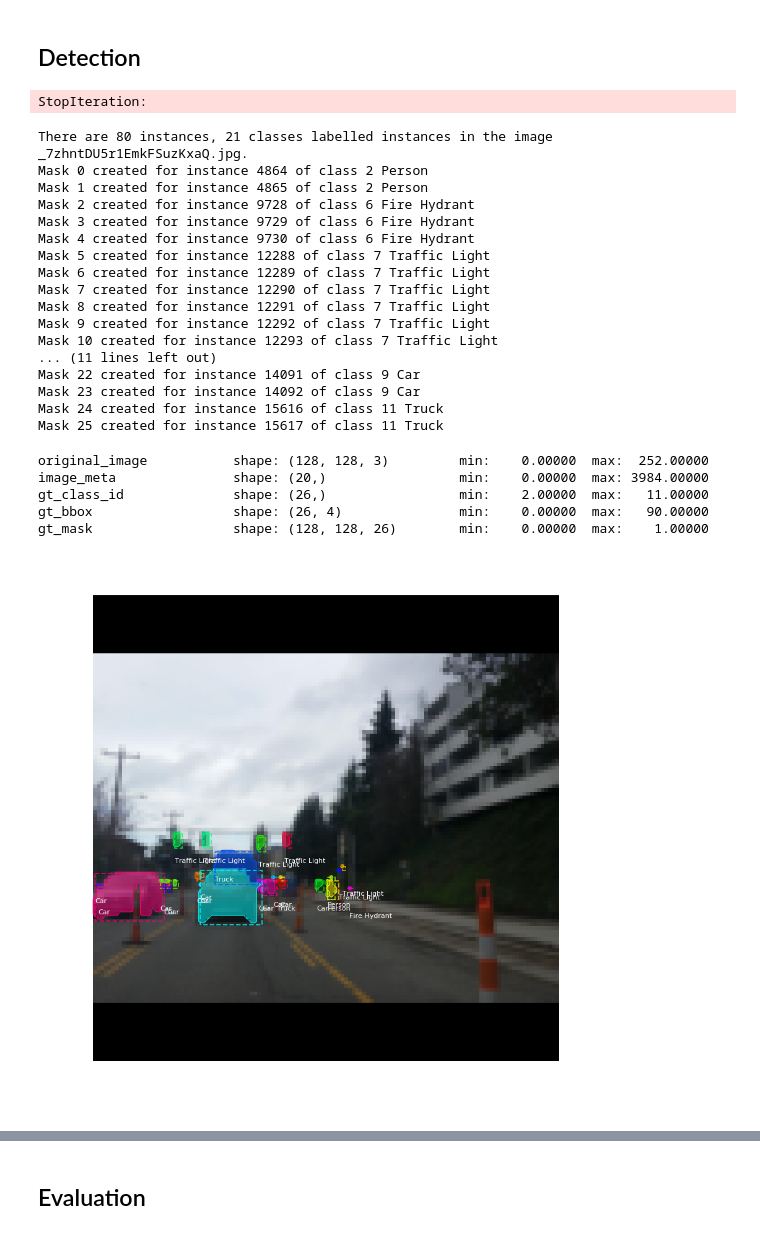
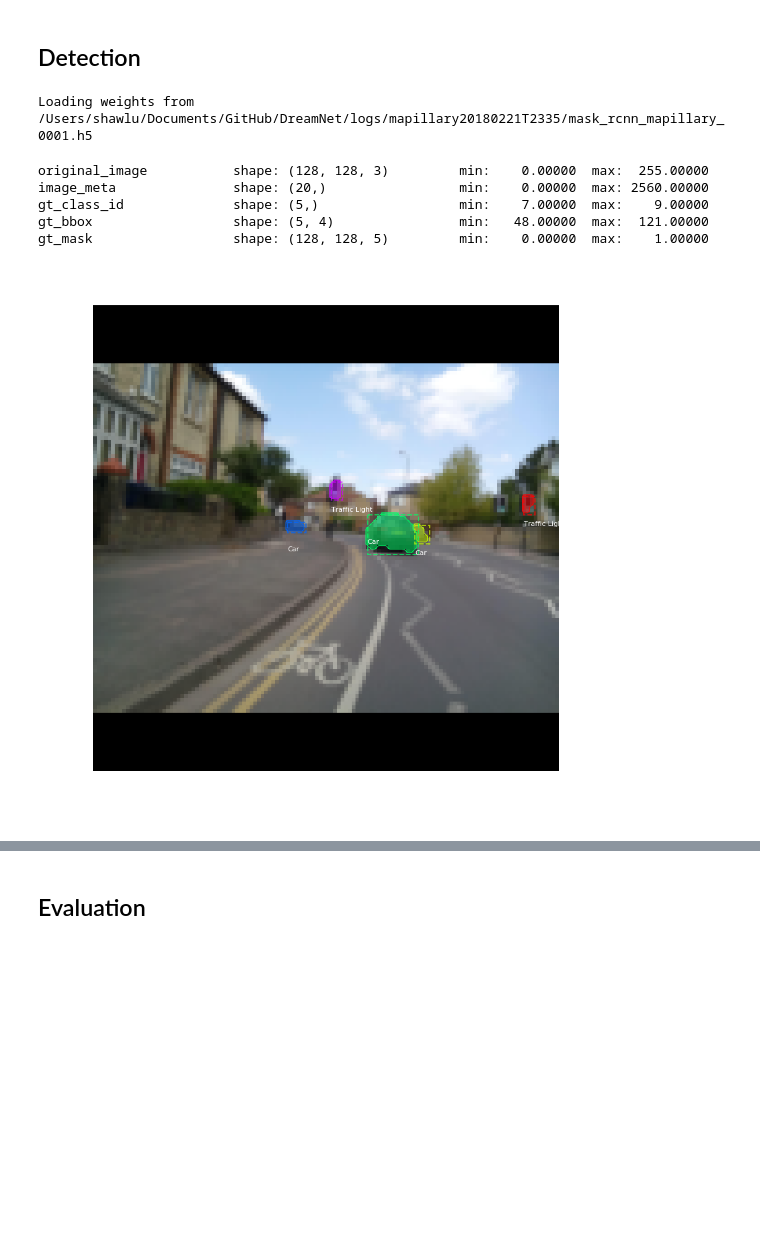
Before and after one commit to Michelle-NYX/DreamNet, a Jupyter notebook: train_mapillary.ipynb, the cells around one changed output, grey strips where cells are left out. Drawn from its saved outputs; the diff is of its cells as text; code cells hidden in the pictures; blank space fills up the shorter version.

Commit message:
Debugged Training & Detection Sections (see train_mapillary.ipynb)
Updated gitignore to exclude mapillary_dataset and logs folders

```diff
--- a/train_mapillary.ipynb
+++ b/train_mapillary.ipynb
@@ -51,10 +48,10 @@ Using TensorFlow backend.
 # %% [markdown]
 ## Configurations
 # %%
-class MapillaryConfig(Config):
-    """Configuration for training on the toy shapes dataset.
+class MapillaryConfig(coco.CocoConfig):
+    """Configuration for training on the mapillary dataset.
     Derives from the base Config class and overrides values specific
-    to the toy shapes dataset.
+    to the mapillary dataset.
     """
     # Give the configuration a recognizable name
     NAME = "mapillary"
@@ -62,10 +59,11 @@ class MapillaryConfig(Config):
     # Train on 1 GPU and 8 images per GPU. We can put multiple images on each
     # GPU because the images are small. Batch size is 8 (GPUs * images/GPU).
     GPU_COUNT = 1
-    IMAGES_PER_GPU = 8
+    IMAGES_PER_GPU = 1
 
     # Number of classes (including background)
-    NUM_CLASSES = 1 + 3  # background + 3 shapes
+    # this MUST be explicitly defined, or will run into index out of bound error
+    NUM_CLASSES = 1 + 11  # background + 11 objects
 
     # Use small images for faster training. Set the limits of the small side
     # the large side, and that determines the image shape.
@@ -219,12 +251,12 @@ labels = class_config['labels']
 
 # Training dataset
 dataset_train = MapillaryDataset()
-dataset_train.load_mapillary(DATASET_DIR, "dev", class_ids = labels)
+dataset_train.load_mapillary(DATASET_DIR, "training", class_ids = labels)
 dataset_train.prepare()
 
 # Validation dataset
 dataset_val = MapillaryDataset()
-dataset_val.load_mapillary(DATASET_DIR, "dev", class_ids = labels)
+dataset_val.load_mapillary(DATASET_DIR, "testing", class_ids = labels)
 dataset_val.prepare()
 
 print("mapping: ", class_config["mapping"])
@@ -232,4 +264,6 @@ print("version: ", class_config["version"])
 print("folder_structure:", class_config["folder_structure"])
 print("There are {} classes in the config file".format(len(labels)))
 print("There are {} classes in the model".format(len(dataset_train.class_names)))
+for i in range(len(dataset_train.class_names)):
+    print("    Class {}: {}".format(i, dataset_train.class_names[i]))
 # %% [output]
@@ -344,15 +381,9 @@ model.train(dataset_train, dataset_val,
 # %% [markdown]
 ## Detection
 # %%
-class InferenceConfig(MapillaryConfig):
-    GPU_COUNT = 1
-    IMAGES_PER_GPU = 1
-
-inference_config = InferenceConfig()
-
 # Recreate the model in inference mode
 model = modellib.MaskRCNN(mode="inference",
-                          config=inference_config,
+                          config=config,
                           model_dir=MODEL_DIR)
 
 # Get path to saved weights
@@ -364,57 +395,36 @@ model_path = model.find_last()[1]
 assert model_path != "", "Provide path to trained weights"
 
 # Load pretrained weights
-model_path = os.path.join(ROOT_DIR, "mask_rcnn_coco.h5")
+# model_path = os.path.join(ROOT_DIR, "mask_rcnn_coco.h5")
 
 print("Loading weights from ", model_path)
 model.load_weights(model_path, by_name=True)
-
-# TODO: RESOLVE THE ERROR
-# ValueError: Dimension 1 in both shapes must be equal, but are 16 and 324. Shapes are [1024,16] and [1024,324]. for 'Assign_2049' (op: 'Assign') with input shapes: [1024,16], [1024,324].
 # %% [output]
-StopIteration:
+Loading weights from  /Users/shawlu/Documents/GitHub/DreamNet/logs/mapillary20180221T2335/mask_rcnn_mapillary_0001.h5
 # %%
 # Test on a random image
-# image_id = random.choice(dataset_val.image_ids)
+image_id = random.choice(dataset_val.image_ids)
 
 # Pick a specific image
-image_id = 0
 original_image, image_meta, gt_class_id, gt_bbox, gt_mask =\
-    modellib.load_image_gt(dataset_train, inference_config,
+    modellib.load_image_gt(dataset_train, config,
                            image_id, use_mini_mask=False)
 
 log("original_image", original_image)
 log("image_meta", image_meta)
 log("gt_class_id", gt_class_id)
 log("gt_bbox", gt_bbox)
 log("gt_mask", gt_mask)
 
 visualize.display_instances(original_image, gt_bbox, gt_mask, gt_class_id,
                             dataset_train.class_names, figsize=(16, 16))
 # %% [output]
-There are 80 instances, 21 classes labelled instances in the image _7zhntDU5r1EmkFSuzKxaQ.jpg.
-Mask 0 created for instance 4864 of class 2 Person
-Mask 1 created for instance 4865 of class 2 Person
-Mask 2 created for instance 9728 of class 6 Fire Hydrant
-Mask 3 created for instance 9729 of class 6 Fire Hydrant
-Mask 4 created for instance 9730 of class 6 Fire Hydrant
-Mask 5 created for instance 12288 of class 7 Traffic Light
-Mask 6 created for instance 12289 of class 7 Traffic Light
-Mask 7 created for instance 12290 of class 7 Traffic Light
-Mask 8 created for instance 12291 of class 7 Traffic Light
-Mask 9 created for instance 12292 of class 7 Traffic Light
-Mask 10 created for instance 12293 of class 7 Traffic Light
-... (11 lines left out)
-Mask 22 created for instance 14091 of class 9 Car
-Mask 23 created for instance 14092 of class 9 Car
-Mask 24 created for instance 15616 of class 11 Truck
-Mask 25 created for instance 15617 of class 11 Truck
+original_image           shape: (128, 128, 3)         min:    0.00000  max:  255.00000
+image_meta               shape: (20,)                 min:    0.00000  max: 2560.00000
+gt_class_id              shape: (5,)                  min:    7.00000  max:    9.00000
+gt_bbox                  shape: (5, 4)                min:   48.00000  max:  121.00000
+gt_mask                  shape: (128, 128, 5)         min:    0.00000  max:    1.00000
-original_image           shape: (128, 128, 3)         min:    0.00000  max:  252.00000
-image_meta               shape: (20,)                 min:    0.00000  max: 3984.00000
-gt_class_id              shape: (26,)                 min:    2.00000  max:   11.00000
-gt_bbox                  shape: (26, 4)               min:    0.00000  max:   90.00000
-gt_mask                  shape: (128, 128, 26)        min:    0.00000  max:    1.00000
-[figure, old version]
+[figure, new version]
 # %%
 results = model.detect([original_image], verbose=1)
 
```
Also changed, not shown: parts of 10 cells of this notebook, 7 other files.
